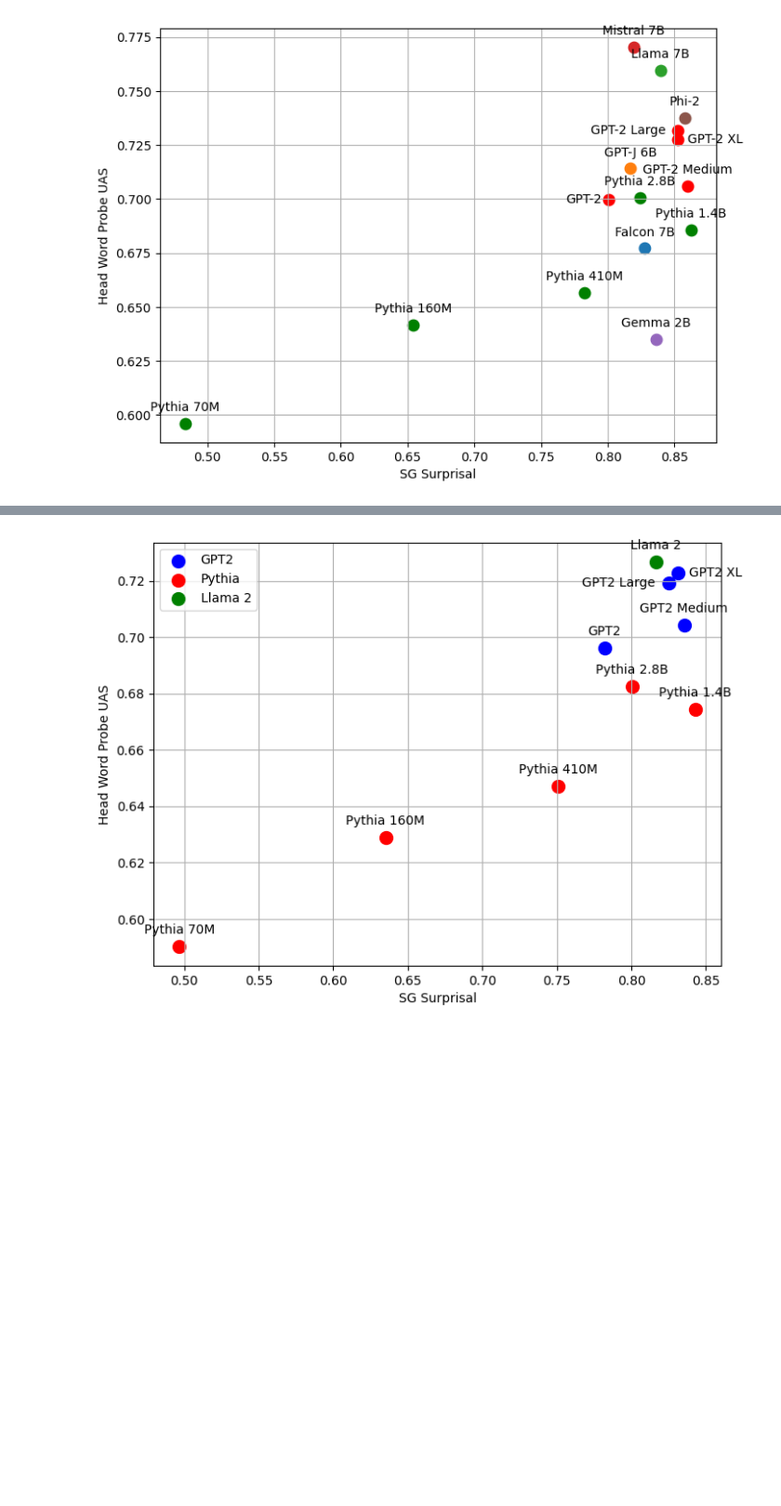
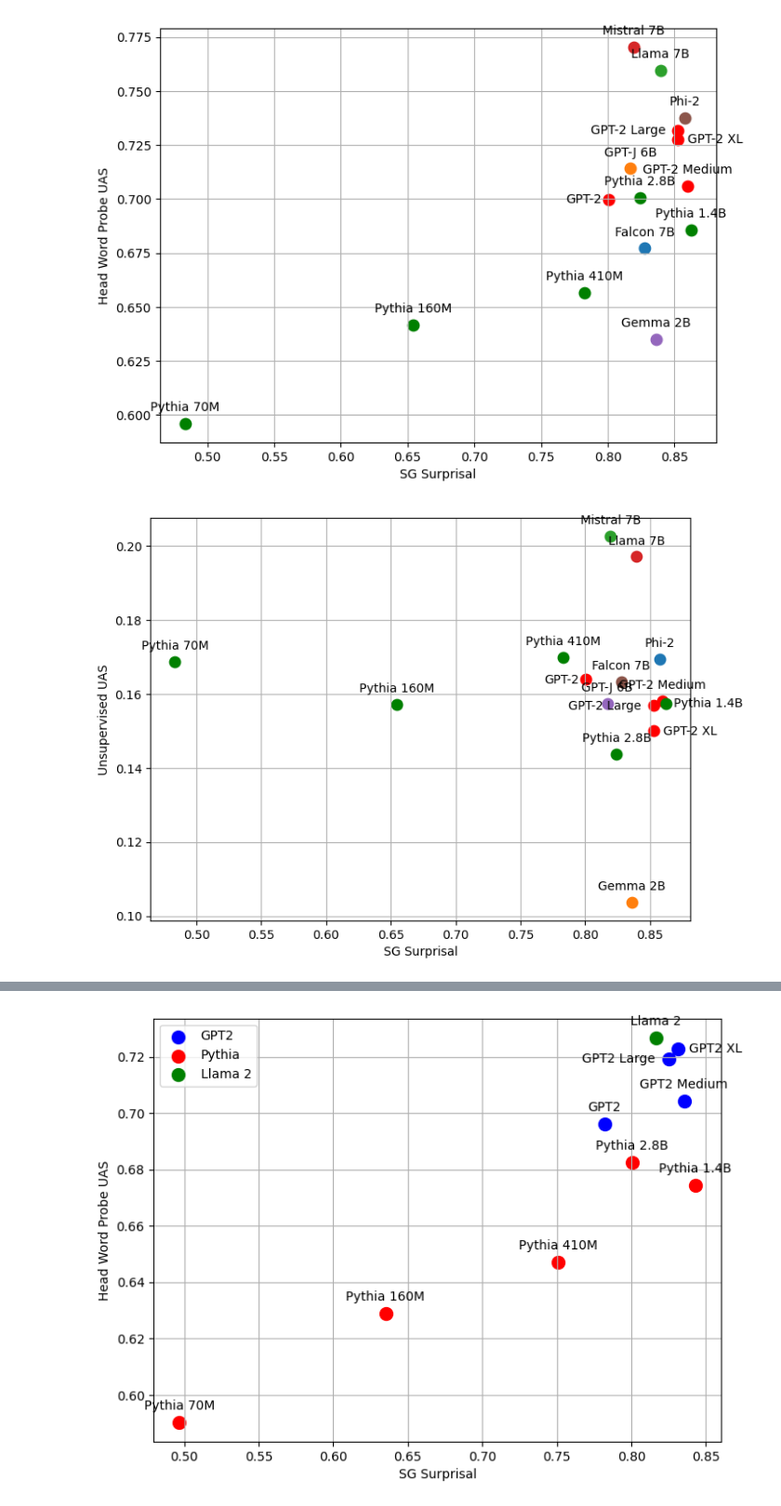
Before and after one commit to agananth/lm_syntax, a Jupyter notebook: plot.ipynb, the cells around one changed output, grey strips where cells are left out. Shown: that part at 93% size. Saved outputs shown, nothing was run; the diff lists cells and outputs as text; code cells hidden in the pictures; blank space fills up the shorter version.

```diff
--- a/plot.ipynb
+++ b/plot.ipynb
@@ -66,0 +49,14 @@ probe_results
+# %%
+unsupervised_runs = api.runs("ananthag/Head Word Unsupervised")
+model_name_to_run_id = {}
+for run in unsupervised_runs:
+    model_name_to_run_id[run.name] = run.id
+# %%
+unsupervised_results = {}
+for model_name, run_id in model_name_to_run_id.items():
+    run = api.run(f"ananthag/Head Word Unsupervised/{run_id}")
+    num_layers = run.config["num_layers"]
+    layer_accs = []
+    for layer in range(num_layers):
+        layer_accs.append(run.summary_metrics[f"layer_{layer}_cosine_accuracy"])
+    unsupervised_results[model_name] = max(layer_accs)
@@ -150,8 +164,6 @@ for model_name, probe_value in probe_results.items():
             vals.append(value)
             weights.append(sg_num_items[file_name])
         x = np.average(vals, weights=weights)
-        if 'gemma' in model_name:
-            print('prev', np.mean(vals), 'new', x)
     kwargs = {}
     label = None
     if 'gpt2' in model_name:
@@ -205,6 +215,72 @@ plt.savefig('final_plots/weighted_average.png')
 # plt.show()
 # %% [output]
 [figure]
+# %%
+import json
+all_scatter_kwargs = []
+all_annotations = []
+for model_name, unsup_value in unsupervised_results.items():
+    with open(f'surprisals/{model_name.replace("/", "-")}.json') as f:
+        surprisal_results = json.load(f)
+        vals = []
+        weights = []
+        for file_name, value in surprisal_results.items():
+            vals.append(value)
+            weights.append(sg_num_items[file_name])
+        x = np.average(vals, weights=weights)
+    kwargs = {}
+    label = None
+    if 'gpt2' in model_name:
+        kwargs['color'] = 'red'
+    elif 'pythia' in model_name:
+        kwargs['color'] = 'green'
+    kwargs |= dict(
+        x=x,
+        y=unsup_value,
+        s=80
+    )
+    xytext = (0, 10)
+    if model_name == 'gpt2-xl':
+        xytext=(30, -3)
+    if model_name == "EleutherAI/pythia-1.4b":
+        xytext=(35, -3)
+    if model_name == 'gpt2-large':
+        xytext=(-40, -3)
+    if model_name == 'gpt2':
+        xytext=(-20, -3)
+    annotation = dict(
+        text=plot_names[model_name],
+        xy=(kwargs['x'], kwargs['y']),
+        textcoords="offset points",
+        xytext=xytext, ha='center'
+    )
+    all_annotations.append(annotation)
+
+
+    all_scatter_kwargs.append(kwargs)
+
+import matplotlib.pyplot as plt
+
+# Create the scatter plot
+plt.figure(figsize=(8, 6))  # Set the figure size
+
+for kwargs, annotations in zip(all_scatter_kwargs, all_annotations):
+    plt.scatter(**kwargs)
+    plt.annotate(**annotations)
+
+plt.xlabel('SG Surprisal')
+plt.ylabel('Unsupervised UAS')
+
+# Add legend
+# plt.legend()
+
+
+# Show the plot
+plt.grid(True)
+plt.savefig('final_plots/unsupervised_weighted_average.png')
+# plt.show()
+# %% [output]
+[figure, added]
 # %%
 sg_mapping = {
     "fgd_hierarchy.json": "Long-Distance Dependencies",
```
Also changed, not shown: parts of 11 cells of this notebook, 38 other files.
